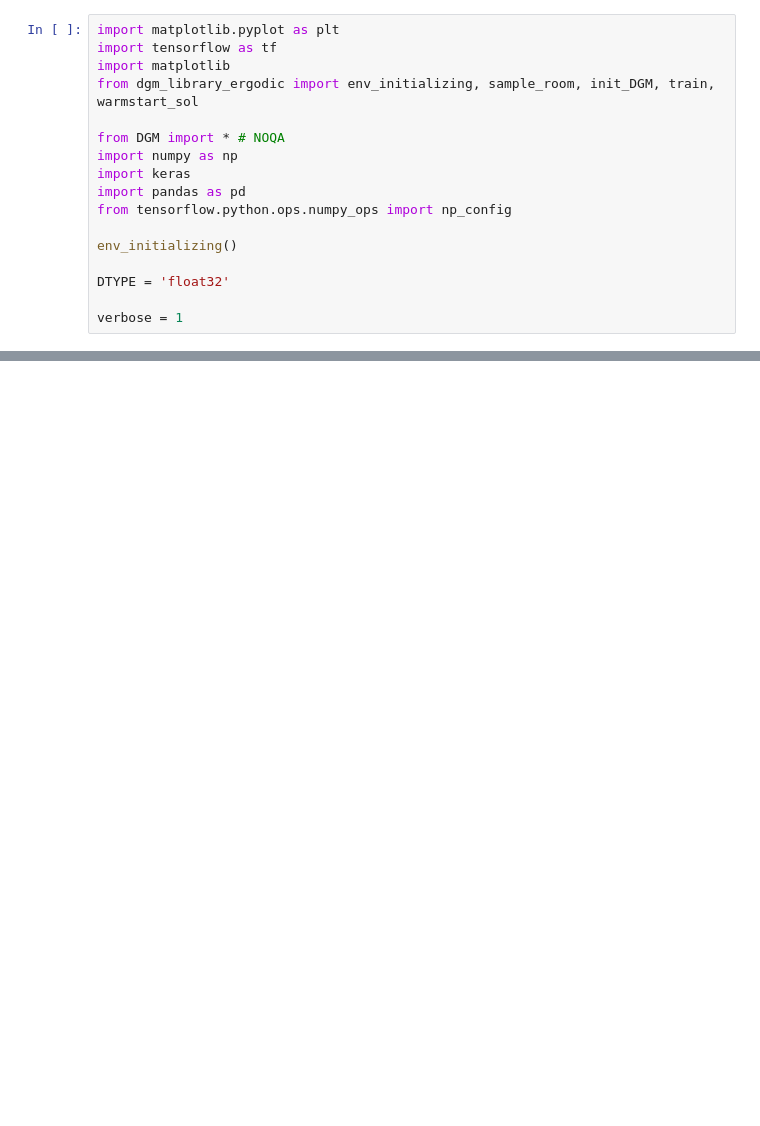
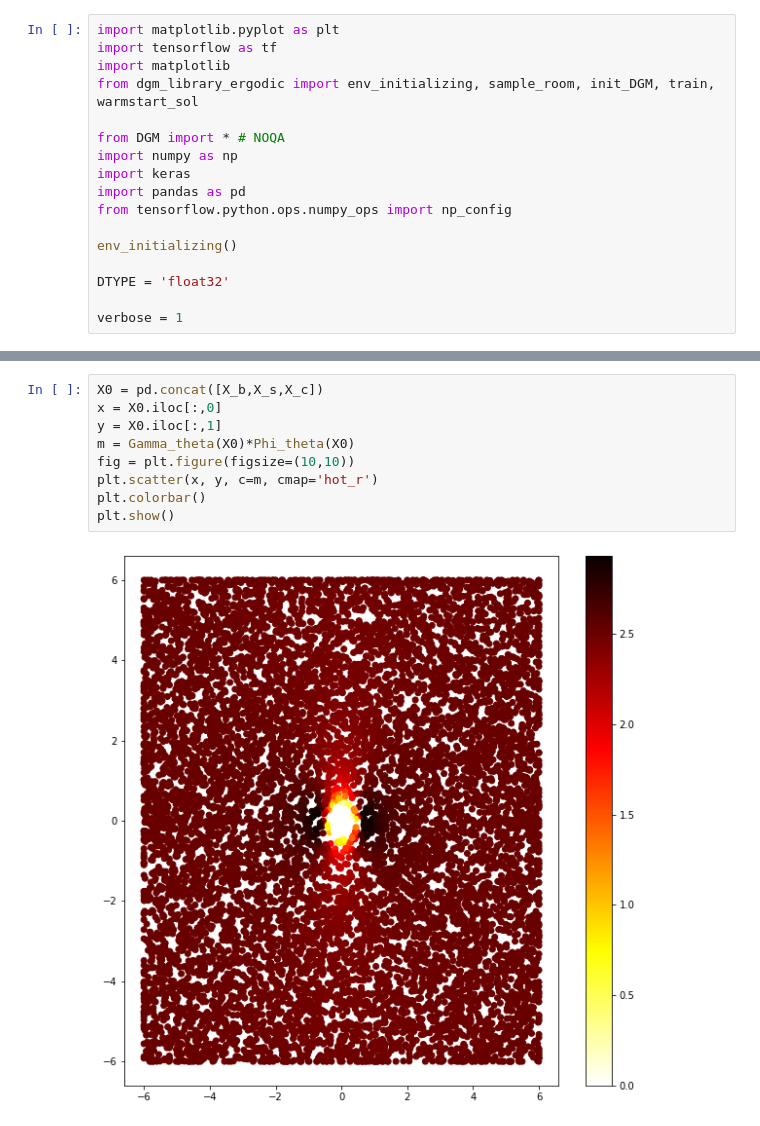
Before and after one commit to jadgle/DGM_4FP, a Jupyter notebook: run_DGM.ipynb, the cells around one changed output, grey strips where cells are left out. Saved outputs shown, nothing was run; the diff lists cells and outputs as text; blank space fills up the shorter version.

```diff
--- a/run_DGM.ipynb
+++ b/run_DGM.ipynb
@@ -48,0 +69,11 @@ plt.show()
+# %%
+X0 = pd.concat([X_b,X_s,X_c])
+x = X0.iloc[:,0]
+y = X0.iloc[:,1]
+m = Gamma_theta(X0)*Phi_theta(X0)
+fig = plt.figure(figsize=(10,10))
+plt.scatter(x, y, c=m, cmap='hot_r')
+plt.colorbar()
+plt.show()
+# %% [output]
+[figure, added]
```
Also changed, not shown: parts of 4 cells of this notebook.
